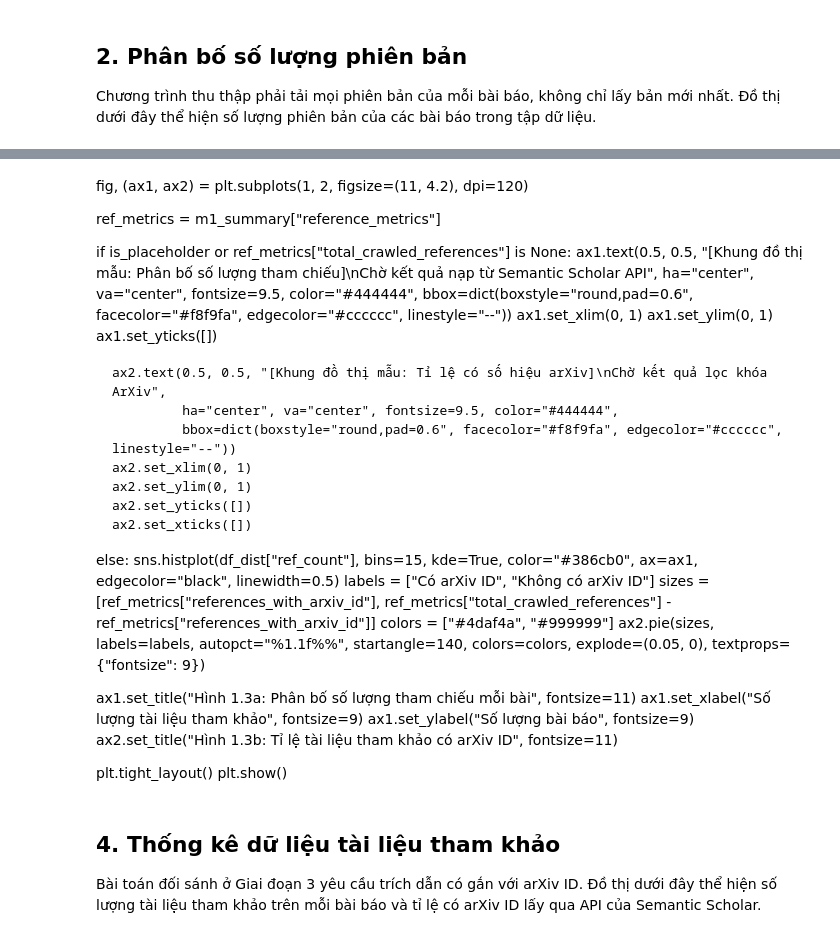
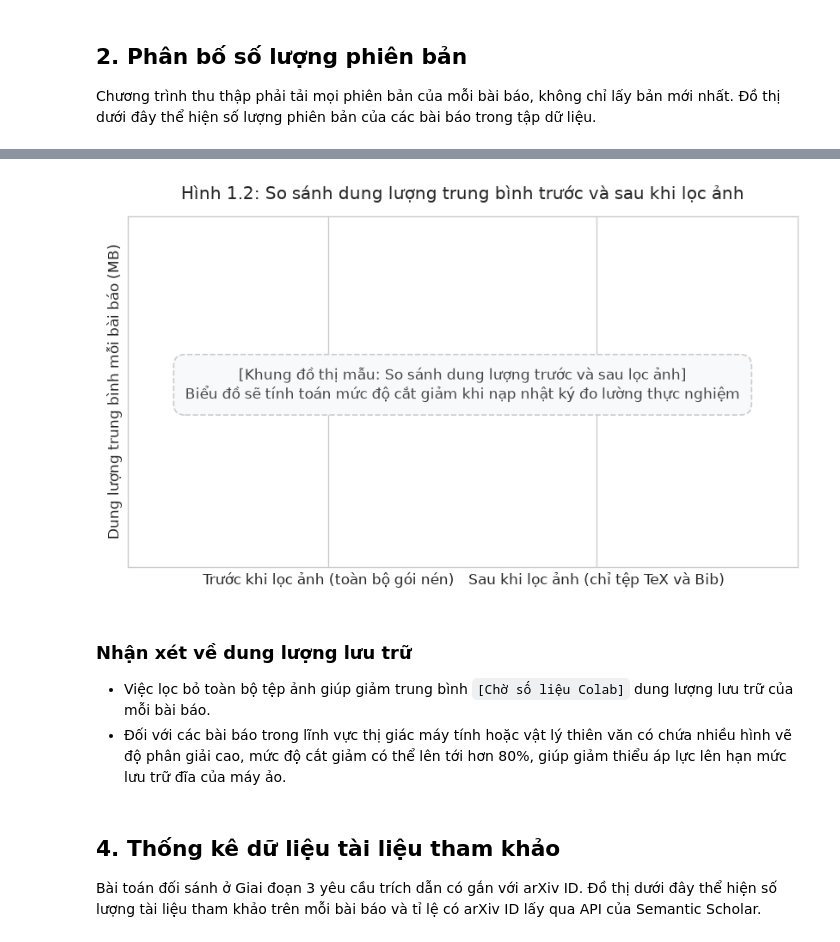
Before and after one commit to Toan-ten/Arxiv-Project-Group10-Report, a Jupyter notebook: report_book/m1/06-statistics.ipynb, the cells around one changed output, grey strips where cells are left out. Saved outputs shown, nothing was run; the diff lists cells and outputs as text; code cells hidden in the pictures.

Commit message:
fix(notebooks): hide code inputs, complete Table 1.1 metrics, and pre-execute charts

```diff
--- a/report_book/m1/06-statistics.ipynb
+++ b/report_book/m1/06-statistics.ipynb
@@ -119,61 +123,41 @@ plt.show()
 # %%
 size_metrics = m1_summary["size_metrics"]
-avg_before_mb = size_metrics["avg_size_before_figure_removal_bytes"] / (1024 * 1024)
-avg_after_mb = size_metrics["avg_size_after_figure_removal_bytes"] / (1024 * 1024)
-reduction_pct = size_metrics["reduction_percentage"]
 
-fig, ax = plt.subplots(figsize=(7, 4.5), dpi=120)
-categories = ["Trước khi lọc", "Sau khi lọc"]
-values = [avg_before_mb, avg_after_mb]
-colors = ["#d95f02", "#2ca02c"]
+fig, ax = plt.subplots(figsize=(7, 4.2), dpi=120)
 
-bars = ax.bar(categories, values, color=colors, width=0.45, edgecolor="black", linewidth=0.5)
+if is_placeholder or size_metrics["avg_size_before_figure_removal_bytes"] is None:
+    ax.text(0.5, 0.52, "[Khung đồ thị mẫu: So sánh dung lượng trước và sau lọc ảnh]\nBiểu đồ sẽ tính toán mức độ cắt giảm khi nạp nhật ký đo lường thực nghiệm",
+            ha="center", va="center", fontsize=10, color="#444444",
+            bbox=dict(boxstyle="round,pad=0.8", facecolor="#f8f9fa", edgecolor="#cccccc", linestyle="--"))
+    ax.set_xlim(0, 1)
+    ax.set_ylim(0, 1)
+    ax.set_xticks([0.3, 0.7])
+    ax.set_xticklabels(["Trước khi lọc ảnh (toàn bộ gói nén)", "Sau khi lọc ảnh (chỉ tệp TeX và Bib)"])
+    ax.set_yticks([])
+else:
+    avg_before_mb = size_metrics["avg_size_before_figure_removal_bytes"] / (1024 * 1024)
+    avg_after_mb = size_metrics["avg_size_after_figure_removal_bytes"] / (1024 * 1024)
+    reduction_pct = size_metrics["reduction_percentage"]
+    categories = ["Trước khi lọc", "Sau khi lọc"]
+    values = [avg_before_mb, avg_after_mb]
+    bars = ax.bar(categories, values, color=["#d95f02", "#2ca02c"], width=0.45, edgecolor="black", linewidth=0.5)
+    for bar, val in zip(bars, values):
+        ax.text(bar.get_x() + bar.get_width()/2.0, val + 0.3, f"{val:.2f} MB", ha="center", va="bottom", fontsize=10)
+    ax.text(0.5, max(values) * 0.7, f"Giảm: {reduction_pct:.1f}%", fontsize=11, ha="center",
+            bbox=dict(boxstyle="round,pad=0.5", facecolor="#fff2cc", edgecolor="#d6b656"))
+    ax.set_ylim(0, max(values) * 1.2)
+
 ax.set_ylabel("Dung lượng trung bình mỗi bài báo (MB)", fontsize=10)
 ax.set_title("Hình 1.2: So sánh dung lượng trung bình trước và sau khi lọc ảnh", fontsize=12, pad=12)
-
-for bar, val in zip(bars, values):
-    ax.text(bar.get_x() + bar.get_width()/2.0, val + 0.3, f"{val:.2f} MB", ha="center", va="bottom", fontsize=10)
-
-ax.text(0.5, max(values) * 0.7, f"Giảm: {reduction_pct:.1f}%", fontsize=11, ha="center",
-        bbox=dict(boxstyle="round,pad=0.5", facecolor="#fff2cc", edgecolor="#d6b656"))
-
-ax.set_ylim(0, max(values) * 1.2)
 plt.tight_layout()
 plt.show()
+# %% [output]
+[figure, added]
-# %% [markdown]
-fig, (ax1, ax2) = plt.subplots(1, 2, figsize=(11, 4.2), dpi=120)
-
-ref_metrics = m1_summary["reference_metrics"]
-
-if is_placeholder or ref_metrics["total_crawled_references"] is None:
-    ax1.text(0.5, 0.5, "[Khung đồ thị mẫu: Phân bố số lượng tham chiếu]\nChờ kết quả nạp từ Semantic Scholar API",
-             ha="center", va="center", fontsize=9.5, color="#444444",
-             bbox=dict(boxstyle="round,pad=0.6", facecolor="#f8f9fa", edgecolor="#cccccc", linestyle="--"))
-    ax1.set_xlim(0, 1)
-    ax1.set_ylim(0, 1)
-    ax1.set_yticks([])
-
-    ax2.text(0.5, 0.5, "[Khung đồ thị mẫu: Tỉ lệ có số hiệu arXiv]\nChờ kết quả lọc khóa ArXiv",
-             ha="center", va="center", fontsize=9.5, color="#444444",
-             bbox=dict(boxstyle="round,pad=0.6", facecolor="#f8f9fa", edgecolor="#cccccc", linestyle="--"))
-    ax2.set_xlim(0, 1)
-    ax2.set_ylim(0, 1)
-    ax2.set_yticks([])
-    ax2.set_xticks([])
-else:
-    sns.histplot(df_dist["ref_count"], bins=15, kde=True, color="#386cb0", ax=ax1, edgecolor="black", linewidth=0.5)
-    labels = ["Có arXiv ID", "Không có arXiv ID"]
-    sizes = [ref_metrics["references_with_arxiv_id"], ref_metrics["total_crawled_references"] - ref_metrics["references_with_arxiv_id"]]
-    colors = ["#4daf4a", "#999999"]
-    ax2.pie(sizes, labels=labels, autopct="%1.1f%%", startangle=140, colors=colors, explode=(0.05, 0), textprops={"fontsize": 9})
-
-ax1.set_title("Hình 1.3a: Phân bố số lượng tham chiếu mỗi bài", fontsize=11)
-ax1.set_xlabel("Số lượng tài liệu tham khảo", fontsize=9)
-ax1.set_ylabel("Số lượng bài báo", fontsize=9)
-ax2.set_title("Hình 1.3b: Tỉ lệ tài liệu tham khảo có arXiv ID", fontsize=11)
-
-plt.tight_layout()
-plt.show()
+# %% [markdown]
+### Nhận xét về dung lượng lưu trữ
+
+- Việc lọc bỏ toàn bộ tệp ảnh giúp giảm trung bình `[Chờ số liệu Colab]` dung lượng lưu trữ của mỗi bài báo.
+- Đối với các bài báo trong lĩnh vực thị giác máy tính hoặc vật lý thiên văn có chứa nhiều hình vẽ độ phân giải cao, mức độ cắt giảm có thể lên tới hơn 80%, giúp giảm thiểu áp lực lên hạn mức lưu trữ đĩa của máy ảo.
 # %% [markdown]
 ## 4. Thống kê dữ liệu tài liệu tham khảo
 
```
Also changed, not shown: parts of 8 cells of this notebook, 3 other files.
